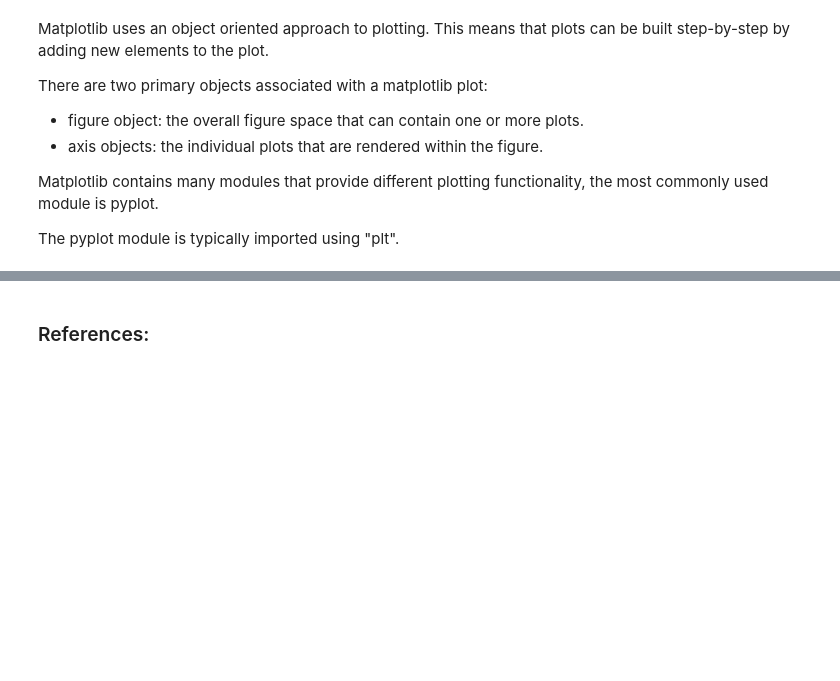
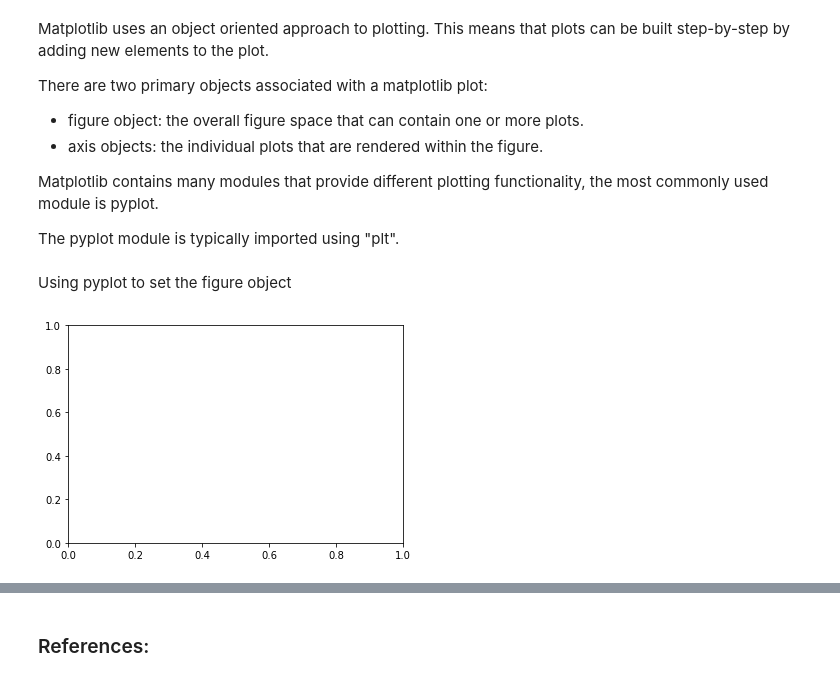
Before and after one commit to ShanePAustin/fundamentals-of-data-analysis, a Jupyter notebook: pyplot.ipynb, the cells around one changed output, grey strips where cells are left out. Drawn from its saved outputs; the diff is of its cells as text; code cells hidden in the pictures; blank space fills up the shorter version.

Commit message:
pyplot figures and axes

```diff
--- a/pyplot.ipynb
+++ b/pyplot.ipynb
@@ -32,3 +32,9 @@ The pyplot module is typically imported using "plt".
 # %%
 # Import pyplot
 import matplotlib.pyplot as plt
+# %% [markdown]
+Using pyplot to set the figure object
+# %%
+fig, ax = plt.subplots()
+# %% [output]
+[figure, added]
```
Also changed, not shown: parts of 10 cells of this notebook.
